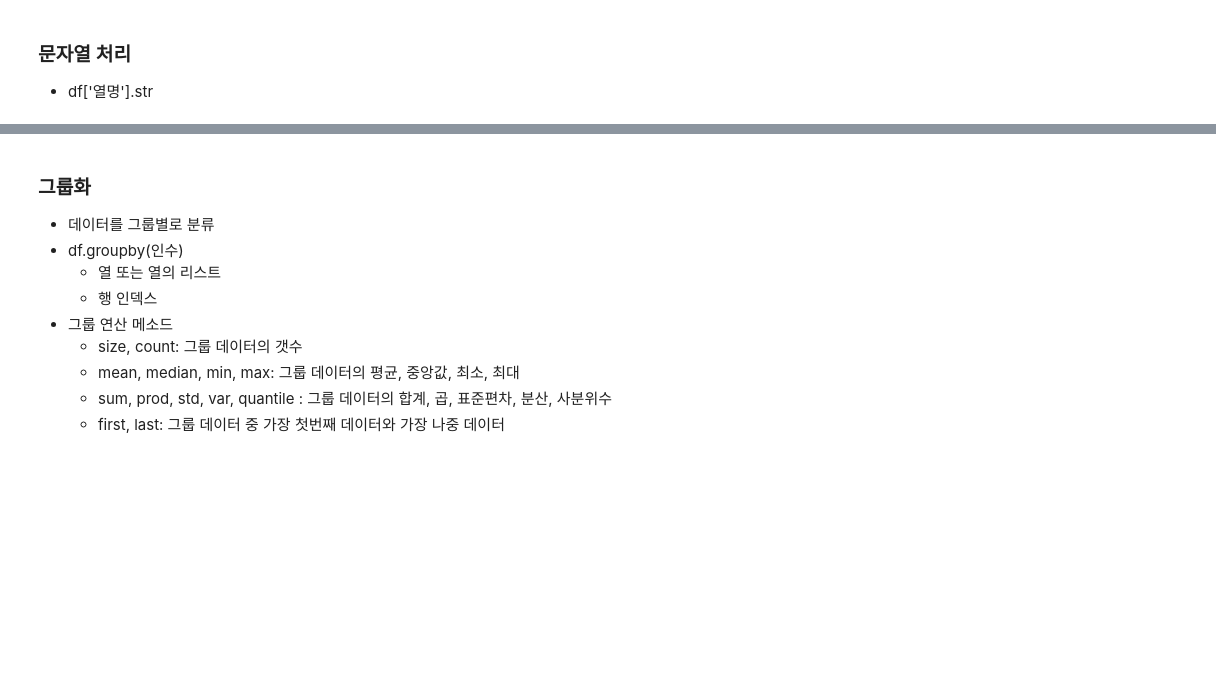
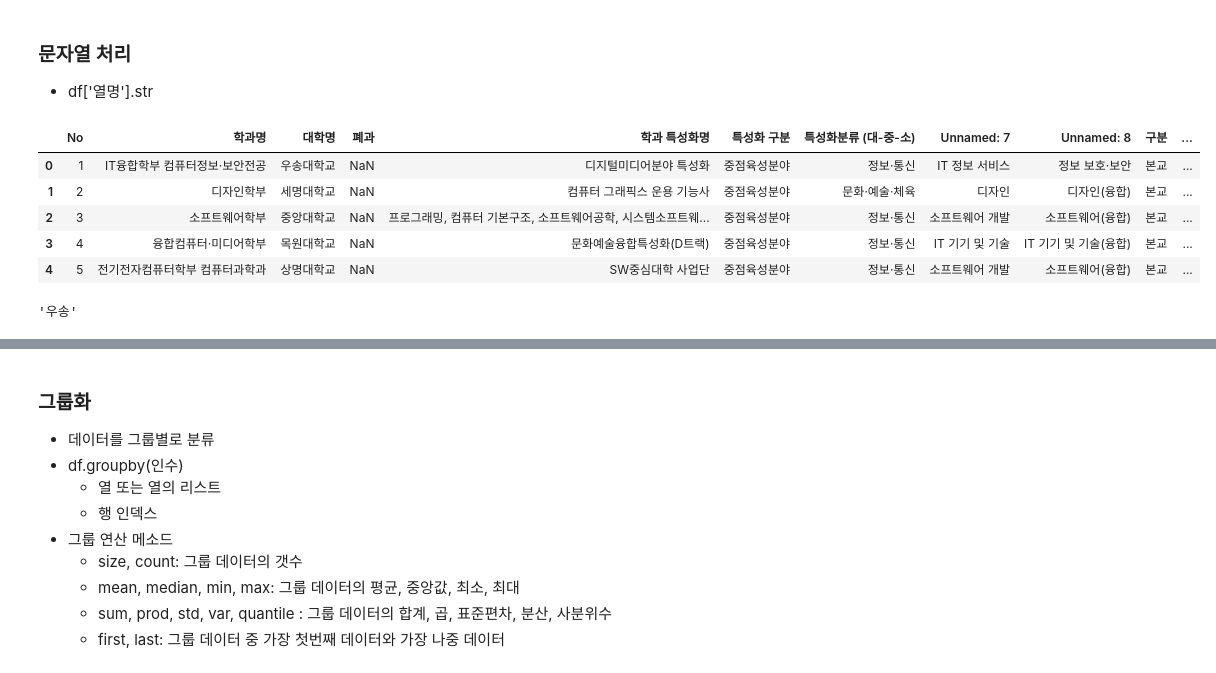
Before and after one commit to parkgeon40/phton2021, a Jupyter notebook: pandas_02_dataframe.ipynb, the cells around one changed output, grey strips where cells are left out. Saved outputs shown, nothing was run; the diff lists cells and outputs as text; code cells hidden in the pictures; blank space fills up the shorter version.

```diff
--- a/pandas_02_dataframe.ipynb
+++ b/pandas_02_dataframe.ipynb
@@ -353,7 +565,19 @@ df.sort_values('주간평균', ascending=False)
 ### 문자열 처리
 * df['열명'].str
 # %%
-data = pd.read_excel('/content/drive/MyDrive/AIData/data/특성화학과정보_컴퓨터.xlsx')
+data = pd.read_excel('/content/drive/MyDrive/Python특강/python2021/data/특성화학과정보_컴퓨터.xlsx')
 data.head()
+# %% [output]
+|  | No | 학과명 | 대학명 | 폐과 | 학과 특성화명 | 특성화 구분 | 특성화분류 (대-중-소) | Unnamed: 7 | Unnamed: 8 | 구분 | ... |
+| 0 | 1 | IT융합학부 컴퓨터정보·보안전공 | 우송대학교 | NaN | 디지털미디어분야 특성화 | 중점육성분야 | 정보·통신 | IT 정보 서비스 | 정보 보호·보안 | 본교 | ... |
+| 1 | 2 | 디자인학부 | 세명대학교 | NaN | 컴퓨터 그래픽스 운용 기능사 | 중점육성분야 | 문화·예술·체육 | 디자인 | 디자인(융합) | 본교 | ... |
+| 2 | 3 | 소프트웨어학부 | 중앙대학교 | NaN | 프로그래밍, 컴퓨터 기본구조, 소프트웨어공학, 시스템소프트웨... | 중점육성분야 | 정보·통신 | 소프트웨어 개발 | 소프트웨어(융합) | 본교 | ... |
+| 3 | 4 | 융합컴퓨터·미디어학부 | 목원대학교 | NaN | 문화예술융합특성화(D트랙) | 중점육성분야 | 정보·통신 | IT 기기 및 기술 | IT 기기 및 기술(융합) | 본교 | ... |
+| 4 | 5 | 전기전자컴퓨터학부 컴퓨터과학과 | 상명대학교 | NaN | SW중심대학 사업단 | 중점육성분야 | 정보·통신 | 소프트웨어 개발 | 소프트웨어(융합) | 본교 | ... |
+# %%
+s='우송대학교'
+s[:-3]
+# %% [output]
+'우송'
 # %%
 data['대학명'].str[:-3]
```
Also changed, not shown: parts of 37 cells of this notebook.
